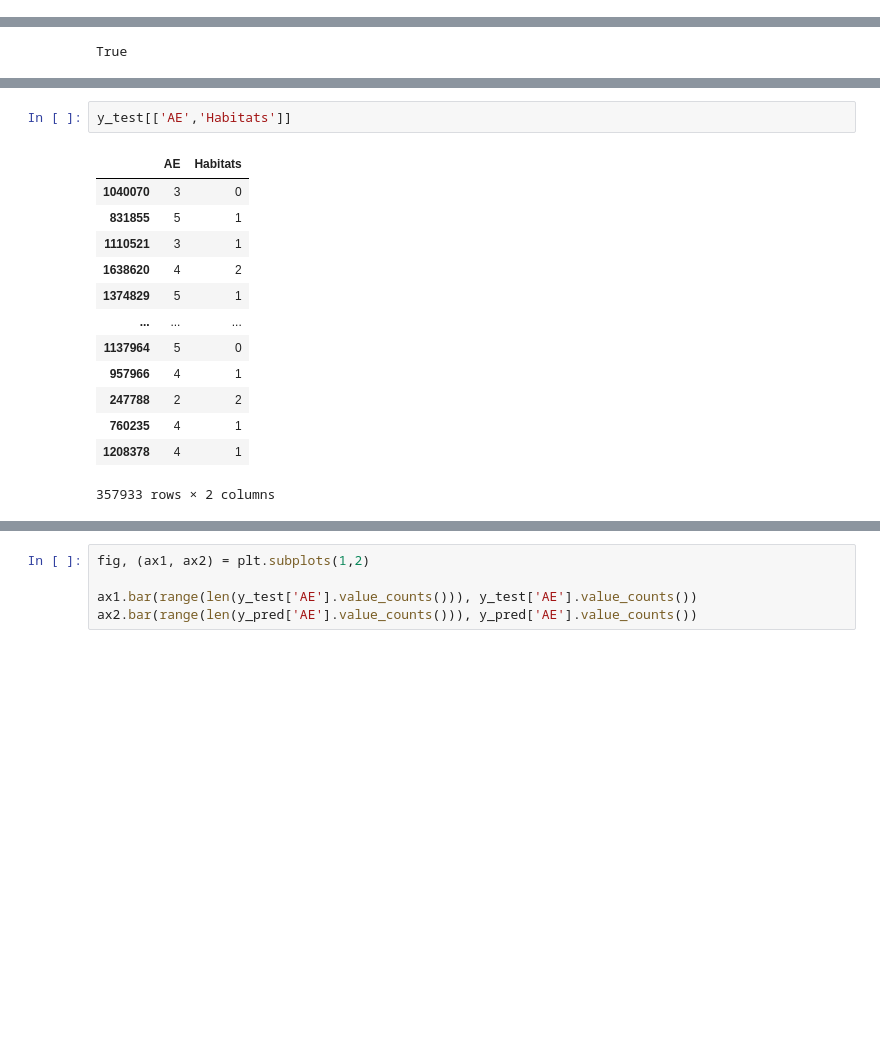
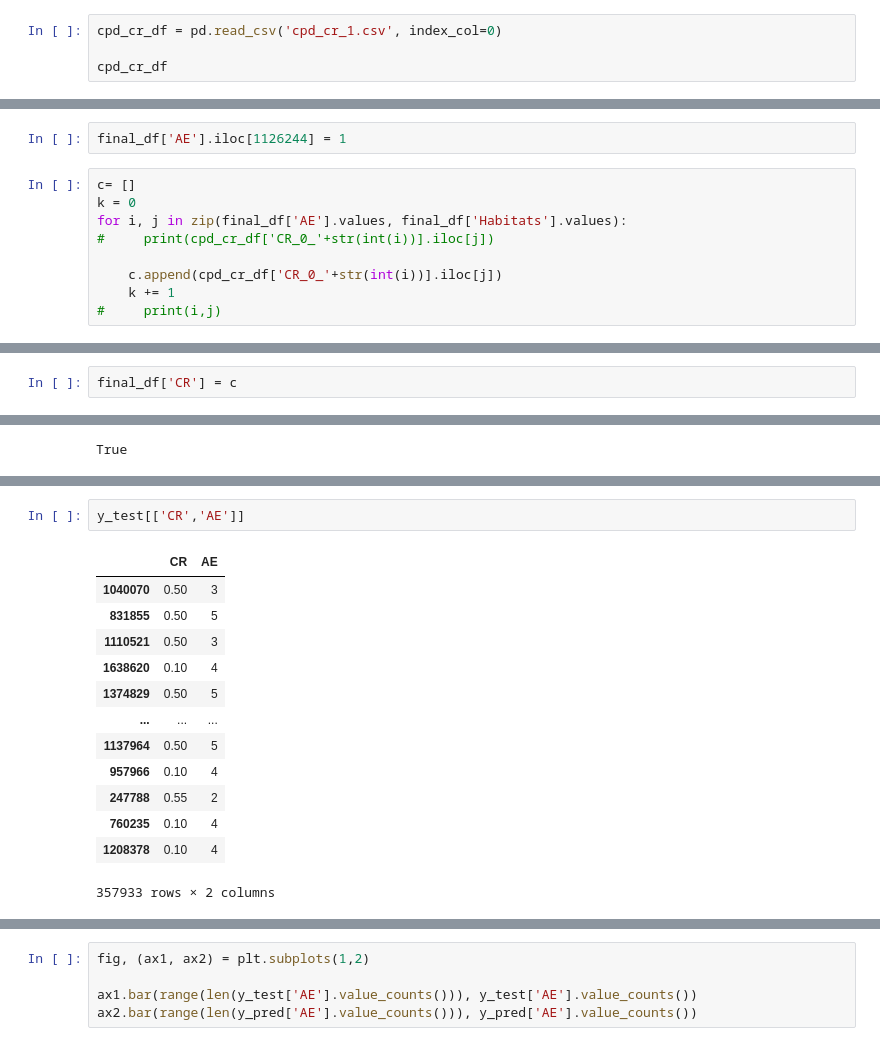
Before and after one commit to sashanksilwal/CRSLR, a Jupyter notebook: Sashank/training/Bayesian_Network.ipynb, the cells around one changed output, grey strips where cells are left out. Saved outputs shown, nothing was run; the diff lists cells and outputs as text; blank space fills up the shorter version.

```diff
--- a/Sashank/training/Bayesian_Network.ipynb
+++ b/Sashank/training/Bayesian_Network.ipynb
@@ -300,0 +317,4 @@ final_df.drop(columns=['Bins','Habitat_Groups','Unnamed: 0'], inplace = True)
+# %%
+cpd_cr_df = pd.read_csv('cpd_cr_1.csv', index_col=0)
+
+cpd_cr_df
@@ -300,0 +330,11 @@ final_df.drop(columns=['Bins','Habitat_Groups','Unnamed: 0'], inplace = True)
+# %%
+final_df['AE'].iloc[1126244] = 1
+# %%
+c= []
+k = 0
+for i, j in zip(final_df['AE'].values, final_df['Habitats'].values):
+#     print(cpd_cr_df['CR_0_'+str(int(i))].iloc[j])
+
+    c.append(cpd_cr_df['CR_0_'+str(int(i))].iloc[j])
+    k += 1
+#     print(i,j)
@@ -300,0 +345,2 @@ final_df.drop(columns=['Bins','Habitat_Groups','Unnamed: 0'], inplace = True)
+# %%
+final_df['CR'] = c
@@ -351,18 +407,18 @@ y_pred
 357933 rows × 2 columns
 # %%
-y_test[['AE','Habitats']]
+y_test[['CR','AE']]
 # %% [output]
-|  | AE | Habitats |
-| 1040070 | 3 | 0 |
-| 831855 | 5 | 1 |
-| 1110521 | 3 | 1 |
-| 1638620 | 4 | 2 |
-| 1374829 | 5 | 1 |
+|  | CR | AE |
+| 1040070 | 0.50 | 3 |
+| 831855 | 0.50 | 5 |
+| 1110521 | 0.50 | 3 |
+| 1638620 | 0.10 | 4 |
+| 1374829 | 0.50 | 5 |
 | ... | ... | ... |
-| 1137964 | 5 | 0 |
-| 957966 | 4 | 1 |
-| 247788 | 2 | 2 |
-| 760235 | 4 | 1 |
-| 1208378 | 4 | 1 |
+| 1137964 | 0.50 | 5 |
+| 957966 | 0.10 | 4 |
+| 247788 | 0.55 | 2 |
+| 760235 | 0.10 | 4 |
+| 1208378 | 0.10 | 4 |
 357933 rows × 2 columns
 # %%
```
Also changed, not shown: parts of 34 cells of this notebook.
